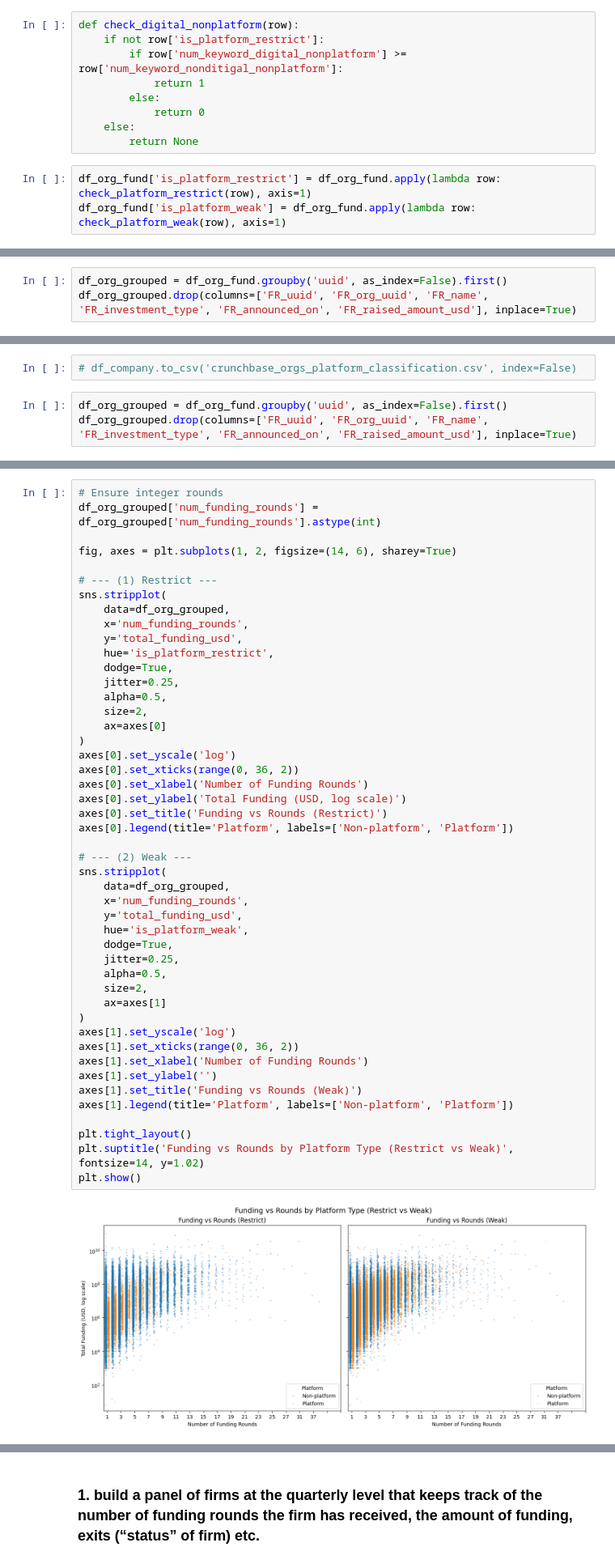
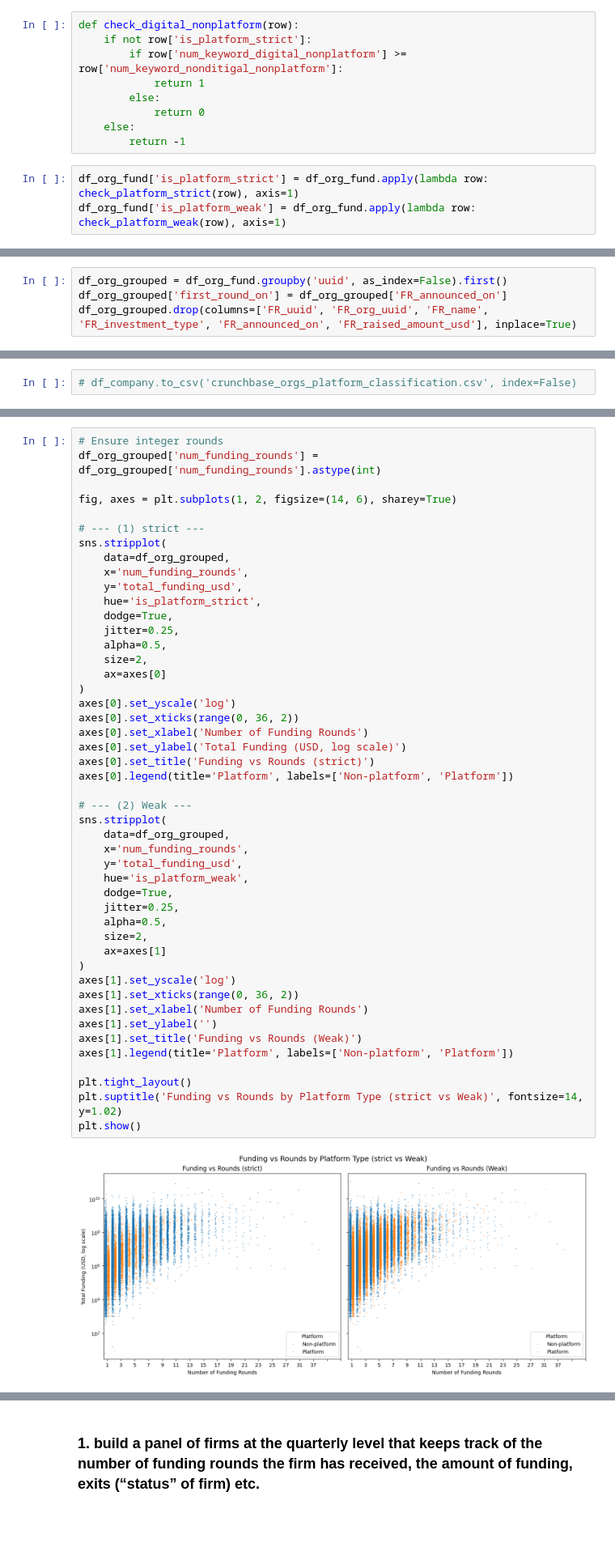
Before and after one commit to xiaohai12/RA-crunchbase-analysis, a Jupyter notebook: crunchbase_analysis.ipynb, the cells around one changed output, grey strips where cells are left out. Shown at 81% size. Drawn from its saved outputs; the diff is of its cells as text; blank space fills up the shorter version.

```diff
--- a/crunchbase_analysis.ipynb
+++ b/crunchbase_analysis.ipynb
@@ -147,15 +186,15 @@ def check_platform_weak(row):
         return 0
 # %%
 def check_digital_nonplatform(row):
-    if not row['is_platform_restrict']:
+    if not row['is_platform_strict']:
         if row['num_keyword_digital_nonplatform'] >= row['num_keyword_nonditigal_nonplatform']:
             return 1
         else:
             return 0
     else:
-        return None
+        return -1
 # %%
-df_org_fund['is_platform_restrict'] = df_org_fund.apply(lambda row: check_platform_restrict(row), axis=1)
+df_org_fund['is_platform_strict'] = df_org_fund.apply(lambda row: check_platform_strict(row), axis=1)
 df_org_fund['is_platform_weak'] = df_org_fund.apply(lambda row: check_platform_weak(row), axis=1)
 # %%
 df_org_fund['is_digital_nonplatform'] = df_org_fund.apply(lambda row: check_digital_nonplatform(row), axis=1)
@@ -171,5 +230,6 @@ df_org_fund.head()
 # %%
 df_org_grouped = df_org_fund.groupby('uuid', as_index=False).first()
+df_org_grouped['first_round_on'] = df_org_grouped['FR_announced_on']
 df_org_grouped.drop(columns=['FR_uuid', 'FR_org_uuid', 'FR_name', 'FR_investment_type', 'FR_announced_on', 'FR_raised_amount_usd'], inplace=True)
 # %%
 df_org_grouped['description']
@@ -238,5 +301,2 @@ df_company
 # %%
 # df_company.to_csv('crunchbase_orgs_platform_classification.csv', index=False)
-# %%
-df_org_grouped = df_org_fund.groupby('uuid', as_index=False).first()
-df_org_grouped.drop(columns=['FR_uuid', 'FR_org_uuid', 'FR_name', 'FR_investment_type', 'FR_announced_on', 'FR_raised_amount_usd'], inplace=True)
@@ -347,12 +395,12 @@ df_org_grouped['num_funding_rounds'] = df_org_grouped['num_funding_rounds'].asty
 
 fig, axes = plt.subplots(1, 2, figsize=(14, 6), sharey=True)
 
-# --- (1) Restrict ---
+# --- (1) strict ---
 sns.stripplot(
     data=df_org_grouped,
     x='num_funding_rounds',
     y='total_funding_usd',
-    hue='is_platform_restrict',
+    hue='is_platform_strict',
     dodge=True,
     jitter=0.25,
     alpha=0.5,
@@ -360,36 +408,36 @@ sns.stripplot(
     ax=axes[0]
 )
 axes[0].set_yscale('log')
 axes[0].set_xticks(range(0, 36, 2))
 axes[0].set_xlabel('Number of Funding Rounds')
 axes[0].set_ylabel('Total Funding (USD, log scale)')
-axes[0].set_title('Funding vs Rounds (Restrict)')
+axes[0].set_title('Funding vs Rounds (strict)')
 axes[0].legend(title='Platform', labels=['Non-platform', 'Platform'])
 
 # --- (2) Weak ---
 sns.stripplot(
     data=df_org_grouped,
     x='num_funding_rounds',
     y='total_funding_usd',
     hue='is_platform_weak',
     dodge=True,
     jitter=0.25,
     alpha=0.5,
     size=2,
     ax=axes[1]
 )
 axes[1].set_yscale('log')
 axes[1].set_xticks(range(0, 36, 2))
 axes[1].set_xlabel('Number of Funding Rounds')
 axes[1].set_ylabel('')
 axes[1].set_title('Funding vs Rounds (Weak)')
 axes[1].legend(title='Platform', labels=['Non-platform', 'Platform'])
 
 plt.tight_layout()
-plt.suptitle('Funding vs Rounds by Platform Type (Restrict vs Weak)', fontsize=14, y=1.02)
+plt.suptitle('Funding vs Rounds by Platform Type (strict vs Weak)', fontsize=14, y=1.02)
 plt.show()
 # %% [output]
-[figure, old version]
+[figure, new version]
 # %%
 fig, axes = plt.subplots(1, 2, figsize=(12, 5), sharey=True)
 
```
Also changed, not shown: parts of 60 cells of this notebook, 2 other files.
